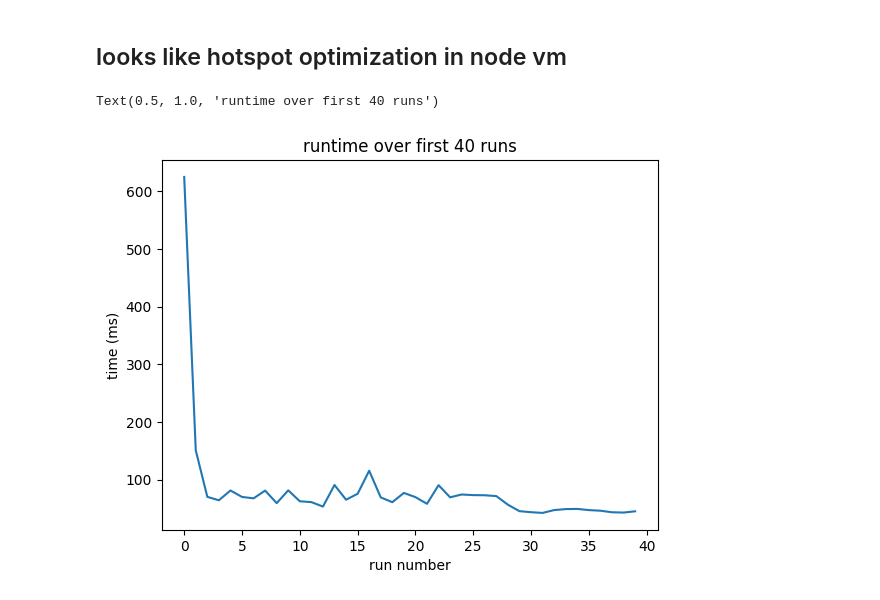
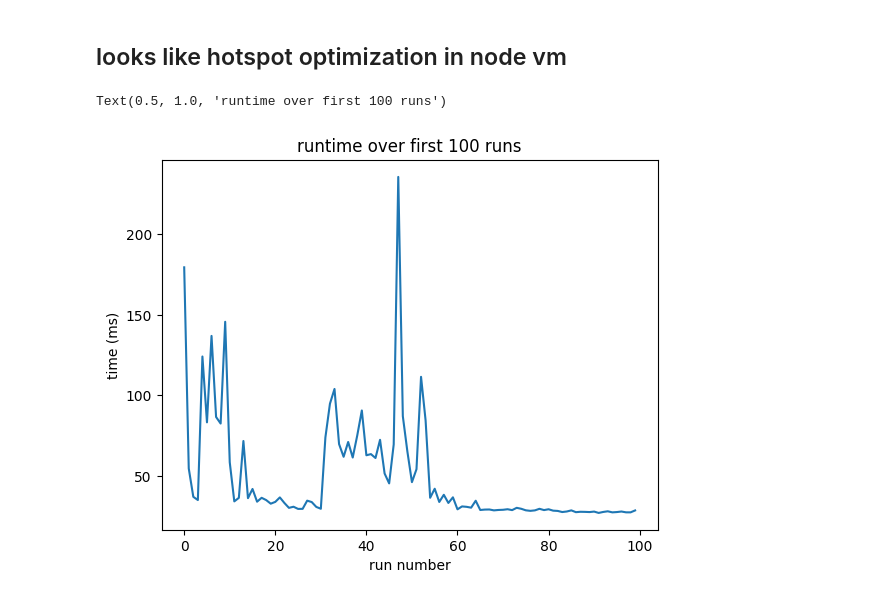
Before and after one commit to FloWi/codingame-marslander, a Jupyter notebook: python-ml/marslander_cli_executor.ipynb, the cells around one changed output. Drawn from its saved outputs; the diff is of its cells as text; code cells hidden in the pictures.

```diff
--- a/python-ml/marslander_cli_executor.ipynb
+++ b/python-ml/marslander_cli_executor.ipynb
@@ -184,11 +182,11 @@ Wall time: 5.79 s
 ## looks like hotspot optimization in node vm
 # %%
 fig,ax = plt.subplots()
-display_lim = 40
+display_lim = n
 ax.plot(run_times[:display_lim,0], run_times[:display_lim,1])
 ax.set_xlabel('run number')
 ax.set_ylabel('time (ms)')
 ax.set_title(f'runtime over first {display_lim} runs')
 # %% [output]
-Text(0.5, 1.0, 'runtime over first 40 runs')
+Text(0.5, 1.0, 'runtime over first 100 runs')
-[figure, old version]
+[figure, new version]
```
Also changed, not shown: parts of 3 cells of this notebook, 3 other files.
